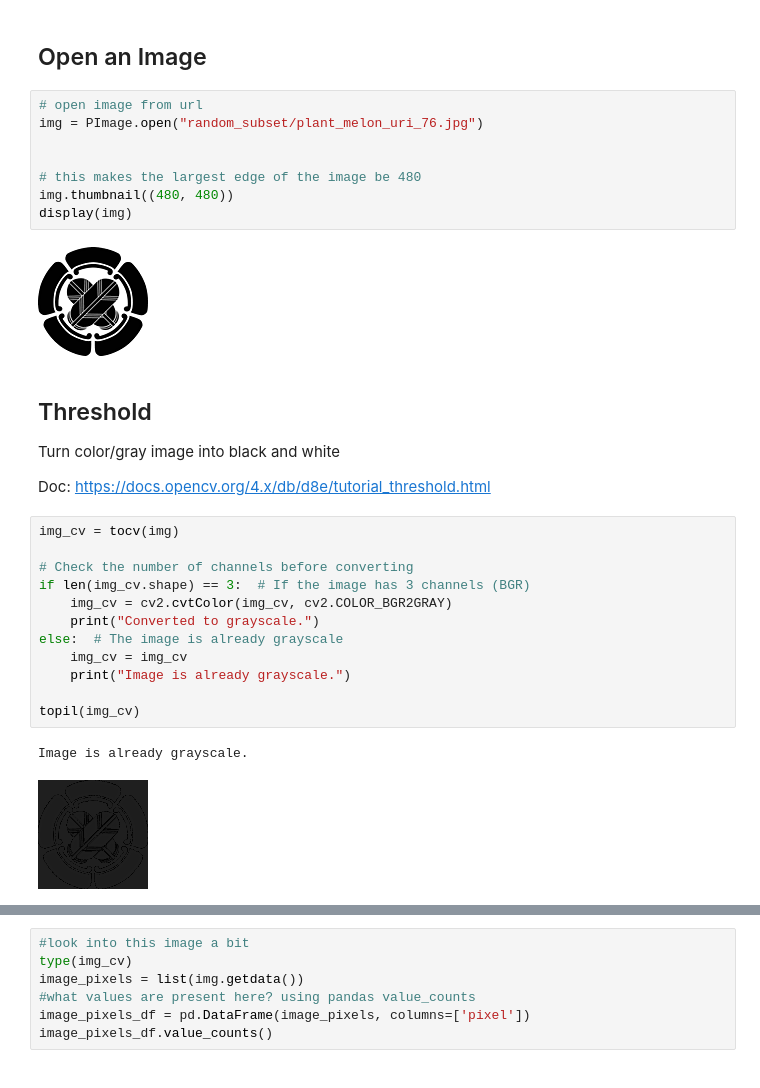
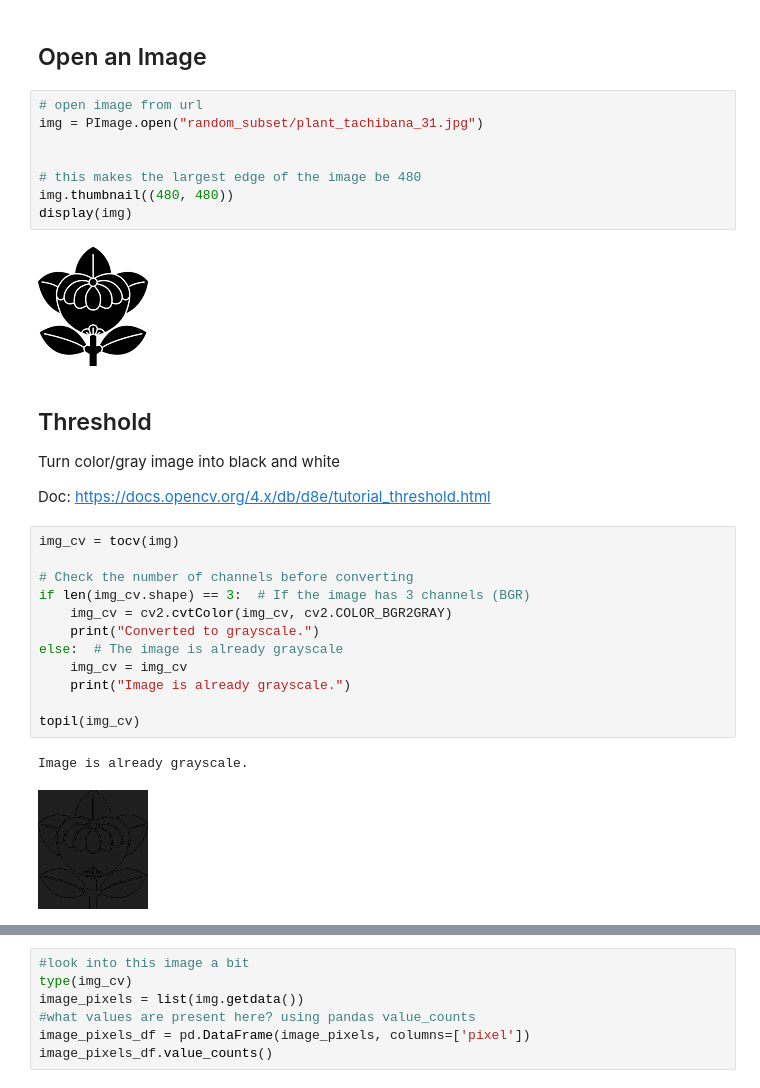
Before and after one commit to Machine-Learning-Parsons-Fall-2025/Project-OpenCV, a Jupyter notebook: opencv-tests.ipynb, the cells around one changed output, grey strips where cells are left out. Saved outputs shown, nothing was run; the diff lists cells and outputs as text.

```diff
--- a/opencv-tests.ipynb
+++ b/opencv-tests.ipynb
@@ -20,14 +20,14 @@ def topil(cv):
 ## Open an Image
 # %%
 # open image from url
-img = PImage.open("random_subset/plant_melon_uri_76.jpg")
+img = PImage.open("random_subset/plant_tachibana_31.jpg")
 
 
 # this makes the largest edge of the image be 480
 img.thumbnail((480, 480))
 display(img)
 # %% [output]
-[figure, old version]
+[figure, new version]
 # %% [markdown]
 ## Threshold
 
@@ -48,7 +48,7 @@ else:  # The image is already grayscale
 topil(img_cv)
 # %% [output]
 Image is already grayscale.
-[figure, old version]
+[figure, new version]
 # %%
 # opencv functions take raw pixel arrays and not PIL images 🤷
 
```
Also changed, not shown: parts of 10 cells of this notebook.
